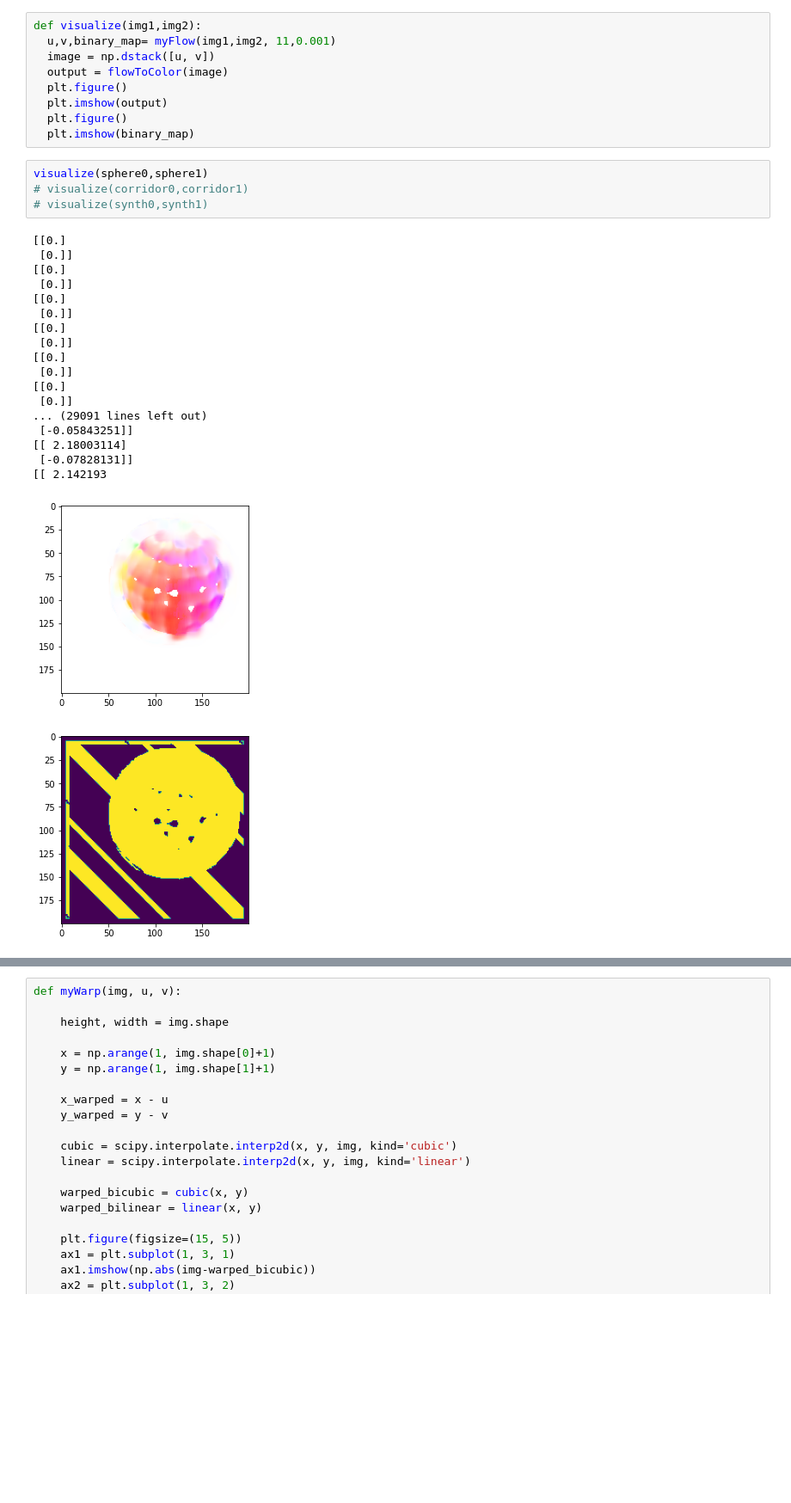
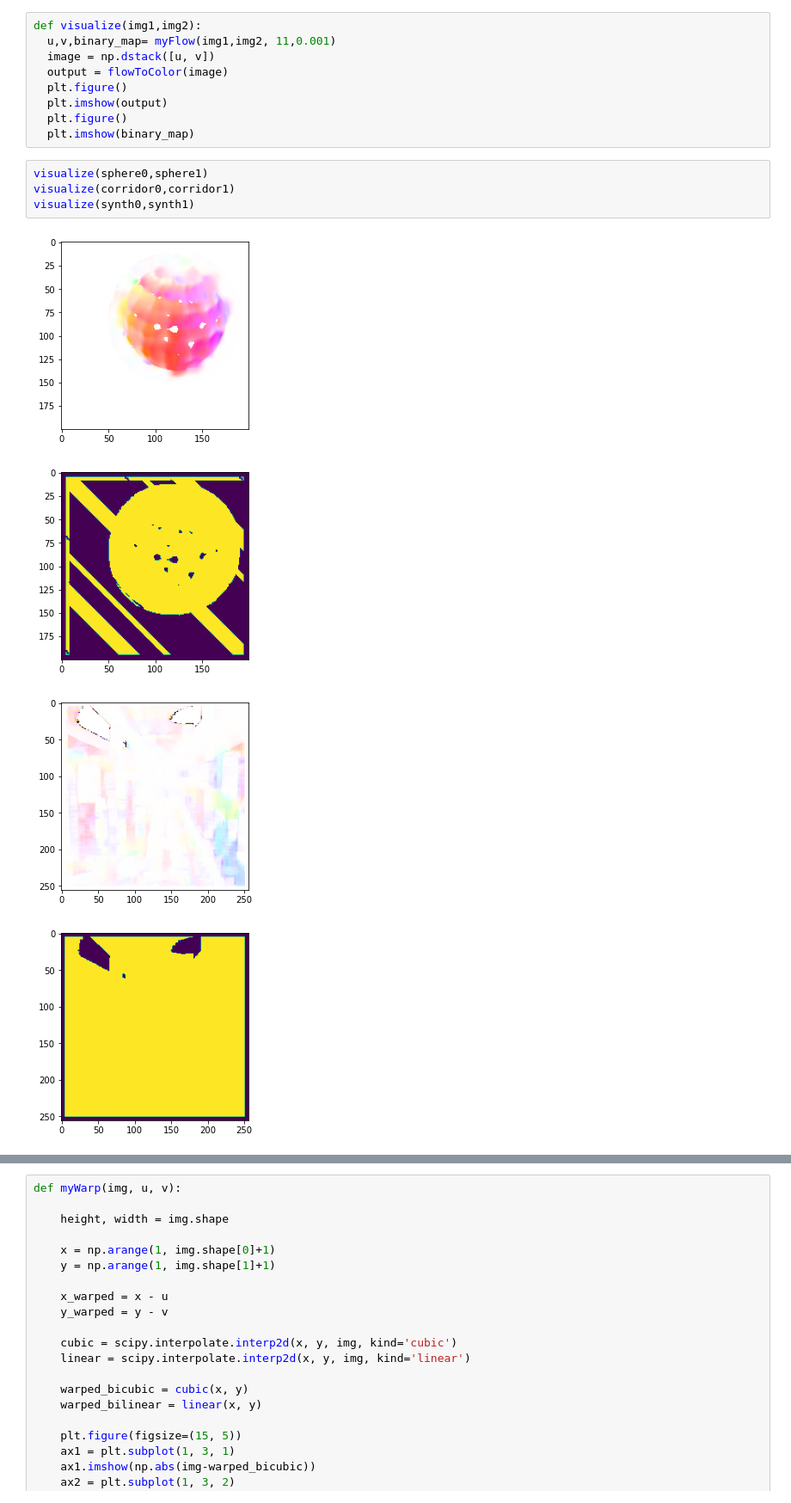
Before and after one commit to jimmyle888/cvlab, a Jupyter notebook: Project 4/A4.ipynb, the cells around one changed output, grey strips where cells are left out. Shown at 86% size. Saved outputs shown, nothing was run; the diff lists cells and outputs as text; blank space fills up the shorter version.

```diff
--- a/Project 4/A4.ipynb
+++ b/Project 4/A4.ipynb
@@ -271,25 +271,10 @@ def visualize(img1,img2):
   plt.imshow(binary_map)
 # %%
 visualize(sphere0,sphere1)
-# visualize(corridor0,corridor1)
-# visualize(synth0,synth1)
+visualize(corridor0,corridor1)
+visualize(synth0,synth1)
 # %% [output]
-[[0.]
- [0.]]
-[[0.]
- [0.]]
-[[0.]
- [0.]]
-[[0.]
- [0.]]
-[[0.]
- [0.]]
-[[0.]
- [0.]]
-... (29091 lines left out)
- [-0.05843251]]
-[[ 2.18003114]
- [-0.07828131]]
-[[ 2.142193
 [figure]
 [figure]
+[figure, added]
+[figure, added]
```
Also changed, not shown: parts of 2 cells of this notebook, 3 other files.
